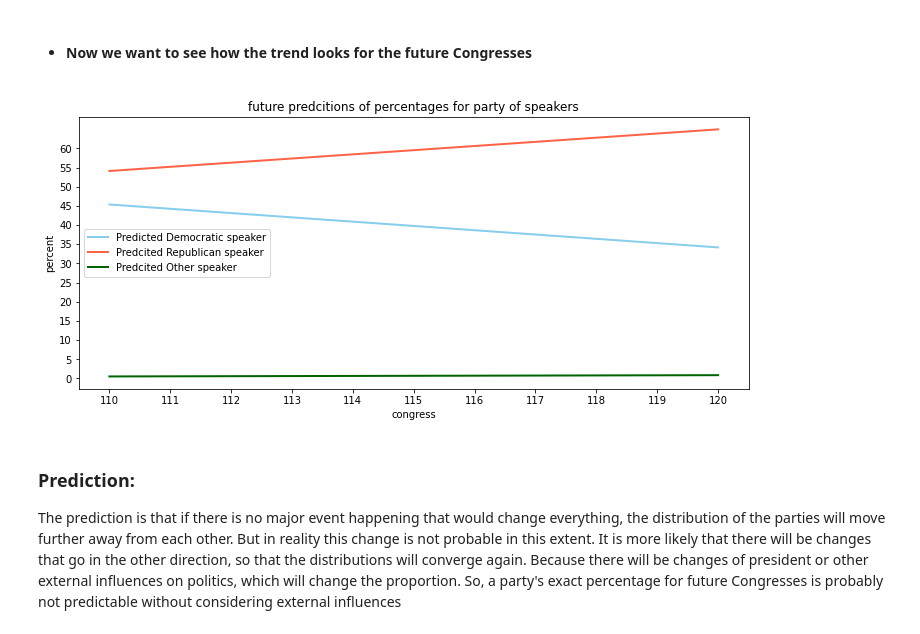
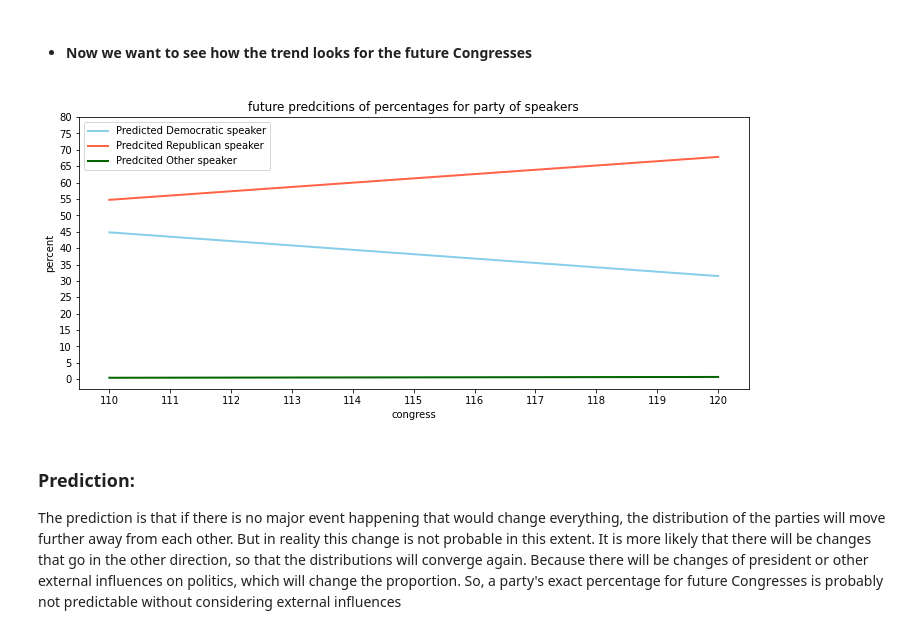
Before and after one commit to rfahrn/AmericanCongress, a Jupyter notebook: geog_predict_meta/data_science_project_metadata.ipynb, the cells around one changed output. Cells and saved outputs as stored; diff of their text form; code cells hidden in the pictures.

```diff
--- a/geog_predict_meta/data_science_project_metadata.ipynb
+++ b/geog_predict_meta/data_science_project_metadata.ipynb
@@ -249,12 +249,7 @@ We see that the lines overlap nearly perfectly. So, they can be treated together
 # %%
-# we add the numbers of the same index of house and senate
-# then we divide by 2 to get percent
-female_overall = []
-for index, element in enumerate(percentage_per_year_female_h):
-    female_overall.append((element+percentage_per_year_female_s[index])/2)
-male_overall = []
-for index, element in enumerate(percentage_per_year_male_h):
-    male_overall.append((element+percentage_per_year_male_s[index])/2)
+# we look here only at the senate
+female_overall = percentage_per_year_female_s
+male_overall = percentage_per_year_male_s
 
 # now we split the data set after 13 congresses for the test and training set
 num_train = np.array(number[:-5]).reshape(-1,1)
@@ -486,22 +483,8 @@ plt.show()
 # %%
-# get the total number of speakers per party
-rep_total = []
-dem_total = []
-other_total =[]
-for i, val in enumerate(percentage_per_year_dem_h):
-    current = val
-    current += percentage_per_year_dem_s[i]
-    dem_total.append((current/2))
-
-for i, val in enumerate(percentage_per_year_rep_h):
-    current = val
-    current += percentage_per_year_rep_s[i]
-    rep_total.append((current/2))
-
-for i, val in enumerate(percentage_per_year_other_h):
-    current = val
-    current += percentage_per_year_other_s[i]
-    other_total.append((current/2))
+# we only look at the house
+rep_total = percentage_per_year_rep_h
+dem_total = percentage_per_year_dem_h
+other_total = percentage_per_year_other_h
 # %%
 # make test and training sets
 rep_train = np.array(rep_total[:-5]).reshape(-1,1)
@@ -596,24 +579,24 @@ For the Republican and Democratic speakers, the model recognized the overall tre
 # %%
 # future predictions
 num_future = np.array([num for num in range(110,121)]).reshape(-1,1)
 
 predicted_dem_future= regr_dem.predict(num_future)
 predicted_rep_future = regr_rep.predict(num_future)
 predicted_other_future = regr_ot.predict(num_future)
 
 plt.figure(figsize=(12,5))
 plt.plot(num_future, predicted_dem_future, color="skyblue", linewidth = 2, label = "Predicted Democratic speaker")
 plt.plot(num_future, predicted_rep_future, color="tomato", linewidth = 2, label = "Predcited Republican speaker")
 plt.plot(num_future,predicted_other_future, color = "darkgreen", linewidth = 2, label = "Predcited Other speaker")
 plt.ylabel("percent")
 plt.xlabel("congress")
 plt.title("future predcitions of percentages for party of speakers")
 plt.xticks(np.arange(110,121,1))
-plt.yticks(np.arange(0,61,5))
+plt.yticks(np.arange(0,81,5))
 plt.legend()
 plt.show()
 # %% [output]
-[figure, old version]
+[figure, new version]
 # %% [markdown]
 ### Prediction:
 The prediction is that if there is no major event happening that would change everything, the distribution of the parties will move further away from each other. But in reality this change is not probable in this extent. It is more likely that there will be changes that go in the other direction, so that the distributions will converge again. Because there will be changes of president or other external influences on politics, which will change the proportion. So, a party's exact percentage for future Congresses is probably not predictable without considering external influences
```
Also changed, not shown: parts of 29 cells of this notebook, 1 other file.
